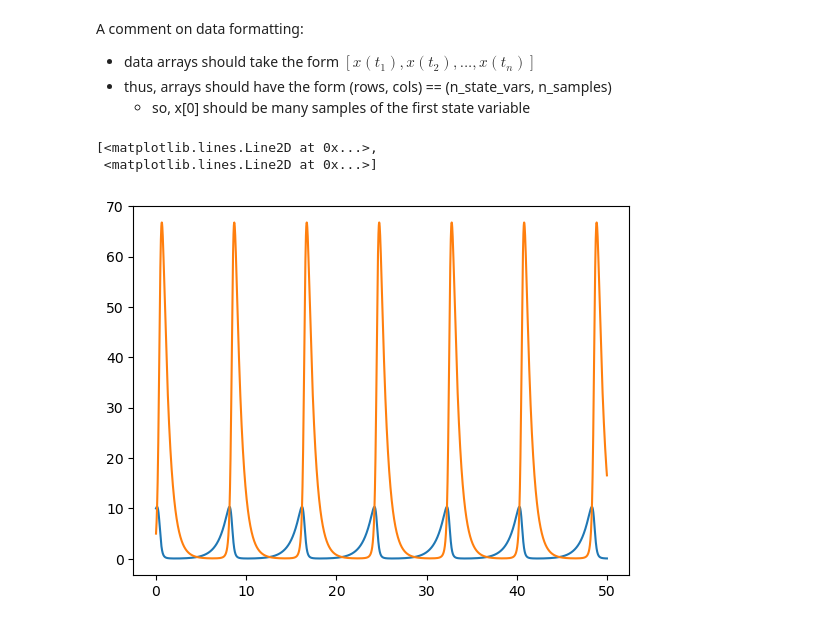
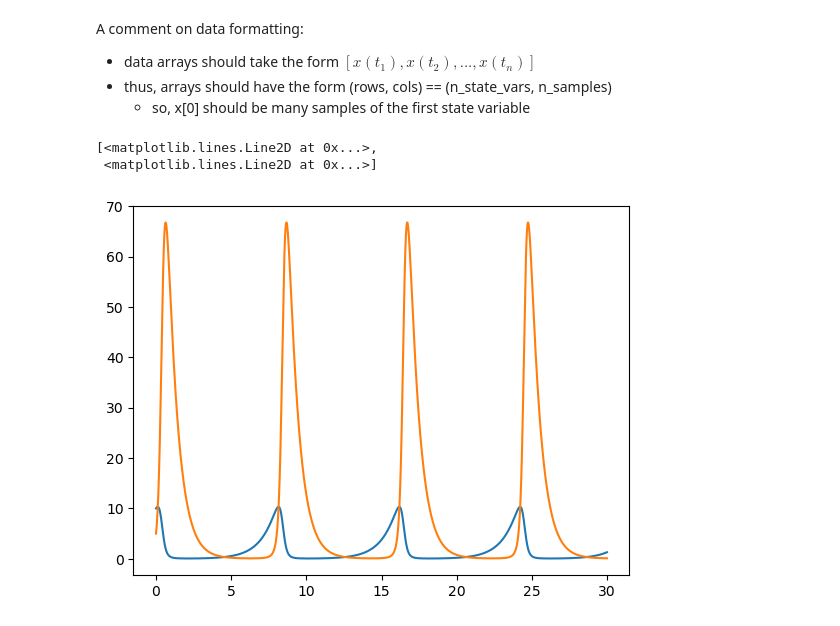
Before and after one commit to etrilling/MS-project, a Jupyter notebook: test01.ipynb, the cells around one changed output. Saved outputs shown, nothing was run; the diff lists cells and outputs as text; code cells hidden in the pictures.

```diff
--- a/test01.ipynb
+++ b/test01.ipynb
@@ -19,33 +19,33 @@ A comment on data formatting:
 # %%
 # generate Lotka-Volterra right-hand side functions
 def generate_lotka_volterra_rhs(a, b, c, d):
     def lotka_volterra_rhs(t, x):
         # we expect x to be a 2D array with shape (rows, cols) == (2, n_samples)
         assert x.shape[0] == 2
         return np.array([a*x[0] - b*x[0]*x[1], -c*x[1] + d*x[0]*x[1]])
     return lotka_volterra_rhs
 
 # make a specific Lotka-Volterra right-hand side function
 lotka_volterra_rhs = generate_lotka_volterra_rhs(1, 0.1, 1.5, 0.75)
 
 # generate general training data
 def generate_training_data(rhs, t_span, dt, x0):
     t_train = np.arange(t_span[0], t_span[1], dt)
     x_train = solve_ivp(rhs, t_span, x0, t_eval=t_train, **solve_ivp_kwargs).y
     # NOTE: x_train.shape == (n_samples, n_state_vars) == (rows, cols)
     x_dot_train = rhs(t_train, x_train)
     return t_train, x_train, x_dot_train
 
 dt = 0.01
-t_span = (0, 50)
+t_span = (0, 30)
 x0_train = (10, 5)
 t_train, x_train, x_dot_train = generate_training_data(lotka_volterra_rhs, t_span=t_span, dt=dt, x0=x0_train)
 
 plt.plot(t_train, x_train.T)
 # %% [output]
 [<matplotlib.lines.Line2D at 0x...>,
  <matplotlib.lines.Line2D at 0x...>]
-[figure, old version]
+[figure, new version]
 # %%
 def generate_noisy_data(x, noise_level):
     # set random seed for reproducibility
```
Also changed, not shown: parts of 7 cells of this notebook.
